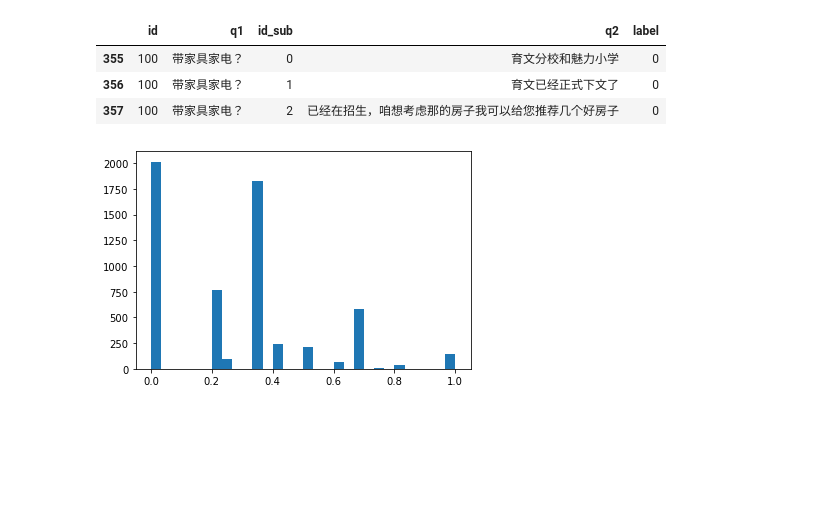
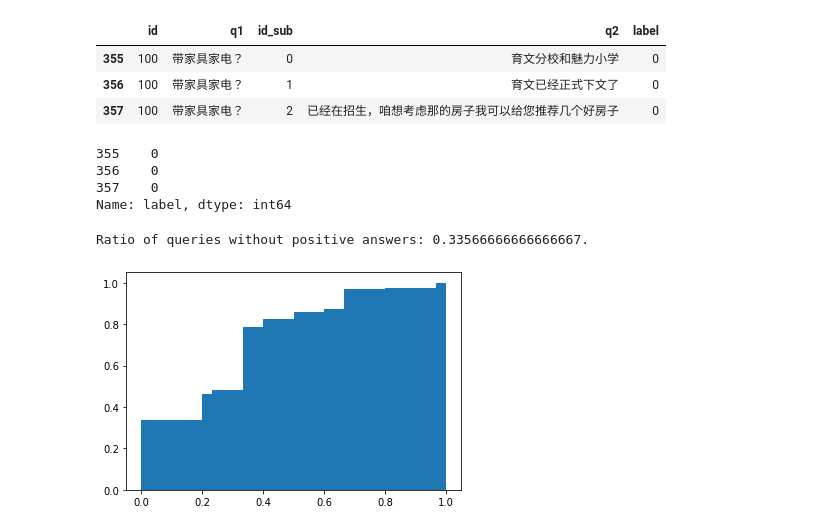
Before and after one commit to AlfredWGA/House-Property-QA, a Jupyter notebook: data/raw_data/stats.ipynb, the cells around one changed output. Drawn from its saved outputs; the diff is of its cells as text; code cells hidden in the pictures; blank space fills up the shorter version.

```diff
--- a/data/raw_data/stats.ipynb
+++ b/data/raw_data/stats.ipynb
@@ -13,7 +146,7 @@ train_query.columns=['id','q1']
 train_reply = pd.read_csv(RAW_DATA_PATH/'./train/train.reply.tsv',sep='\t',header=None)
 train_reply.columns=['id','id_sub','q2','label']
 train_df = train_query.merge(train_reply, how='left')
-# train_df['q2'] = df_train['q2'].fillna('好的')
+train_df['q2'] = train_df['q2'].fillna('好的')
 test_query = pd.read_csv(RAW_DATA_PATH/'./test/test.query.tsv',sep='\t',header=None, encoding='gbk')
 test_query.columns = ['id','q1']
 test_reply =  pd.read_csv(RAW_DATA_PATH/'./test/test.reply.tsv',sep='\t',header=None, encoding='gbk')
@@ -68,14 +222,14 @@ answers
 | 357 | 100 | 带家具家电？ | 2 | 已经在招生，咱想考虑那的房子我可以给您推荐几个好房子 | 0 |
 # %%
 answers['label']
+# %% [output]
+355    0
+356    0
+357    0
+Name: label, dtype: int64
 # %%
 pos_ratioes = {id: [0, 0] for id in train_query['id']}
 for row in tqdm(train_df.itertuples()):
     pos_ratioes[row.id][row.label] += 1
 for k, v in pos_ratioes.items():
     pos_ratioes[k] = v[1] / sum(v)
-# %%
-plt.hist(pos_ratioes.values(), bins=30)
-plt.show()
-# %% [output]
-[figure, removed]
@@ -81,0 +240,11 @@ plt.show()
+# %%
+num_no_pos = 0
+for v in pos_ratioes.values():
+    if v == 0.0:
+        num_no_pos += 1
+print(f'Ratio of queries without positive answers: {num_no_pos/len(pos_ratioes)}.')
+plt.hist(pos_ratioes.values(), bins=30, density=True, cumulative=True)
+plt.show()
+# %% [output]
+Ratio of queries without positive answers: 0.33566666666666667.
+[figure, added]
```
Also changed, not shown: parts of 65 cells of this notebook, 3 other files.
